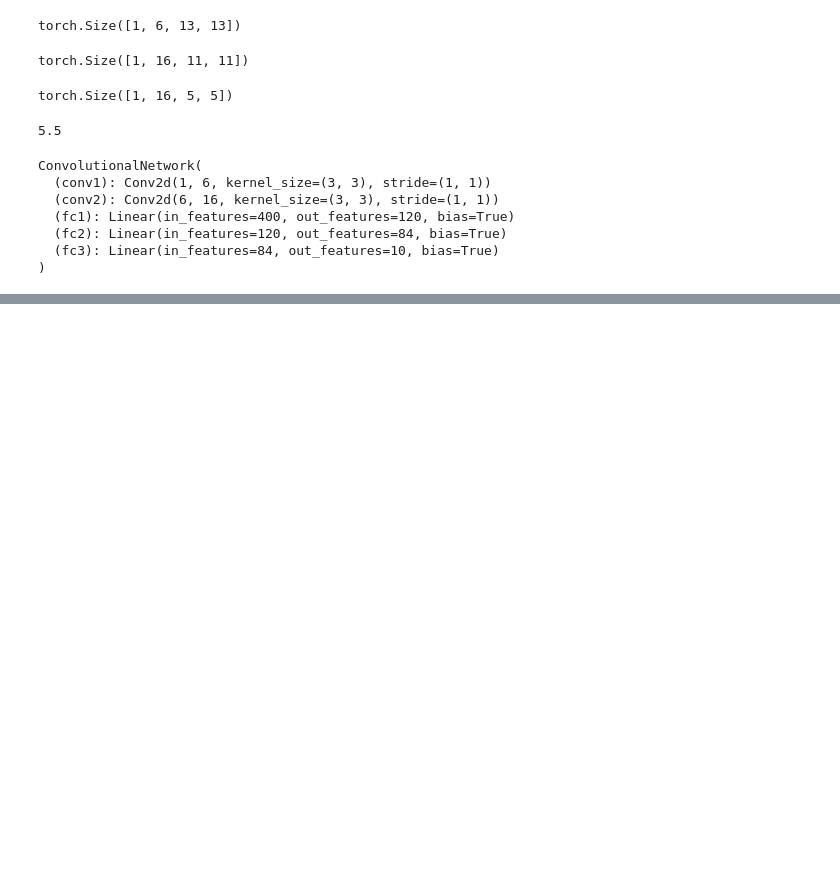
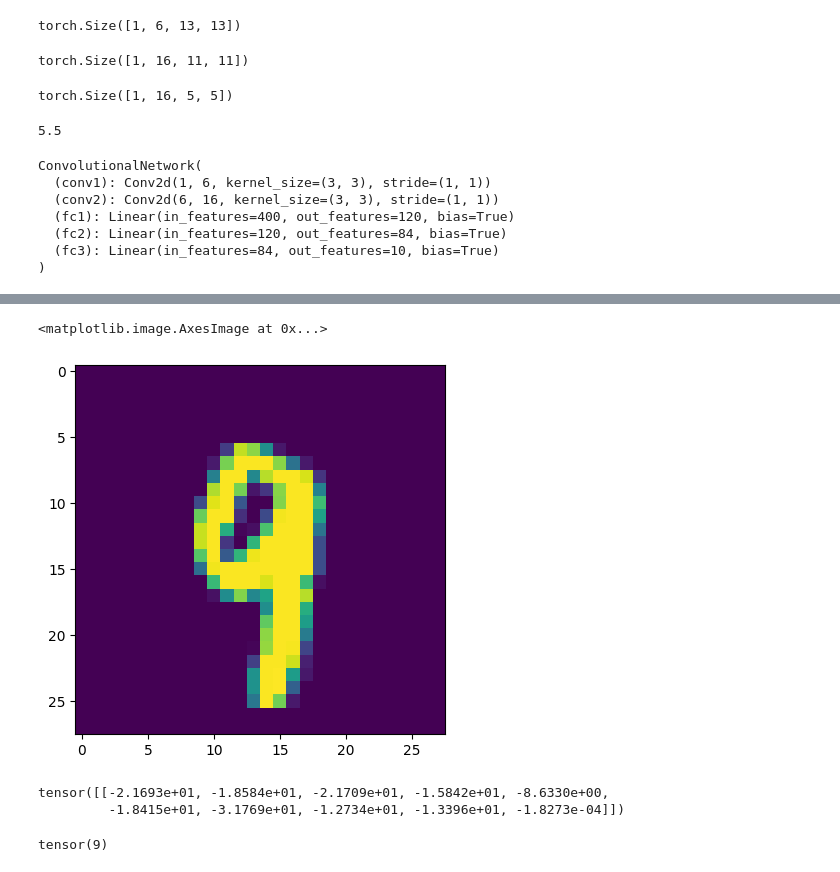
Before and after one commit to jarifNmohsin/CNN, a Jupyter notebook: CNN_MNIST.ipynb, the cells around one changed output, grey strips where cells are left out. Saved outputs shown, nothing was run; the diff lists cells and outputs as text; code cells hidden in the pictures; blank space fills up the shorter version.

```diff
--- a/CNN_MNIST.ipynb
+++ b/CNN_MNIST.ipynb
@@ -138,0 +303,6 @@ optimizer = torch.optim.Adam(model.parameters(), lr=0.001)
+# %%
+# Show the image
+plt.imshow(test_data[4143][0].reshape(28, 28))
+# %% [output]
+<matplotlib.image.AxesImage at 0x...>
+[figure, added]
@@ -138,0 +314,10 @@ optimizer = torch.optim.Adam(model.parameters(), lr=0.001)
+# %%
+# Check the new pred...get probabilities from 0 to 9
+new_pred
+# %% [output]
+tensor([[-2.1693e+01, -1.8584e+01, -2.1709e+01, -1.5842e+01, -8.6330e+00,
+         -1.8415e+01, -3.1769e+01, -1.2734e+01, -1.3396e+01, -1.8273e-04]])
+# %%
+new_pred.argmax()
+# %% [output]
+tensor(9)
```
Also changed, not shown: parts of 9 cells of this notebook.
